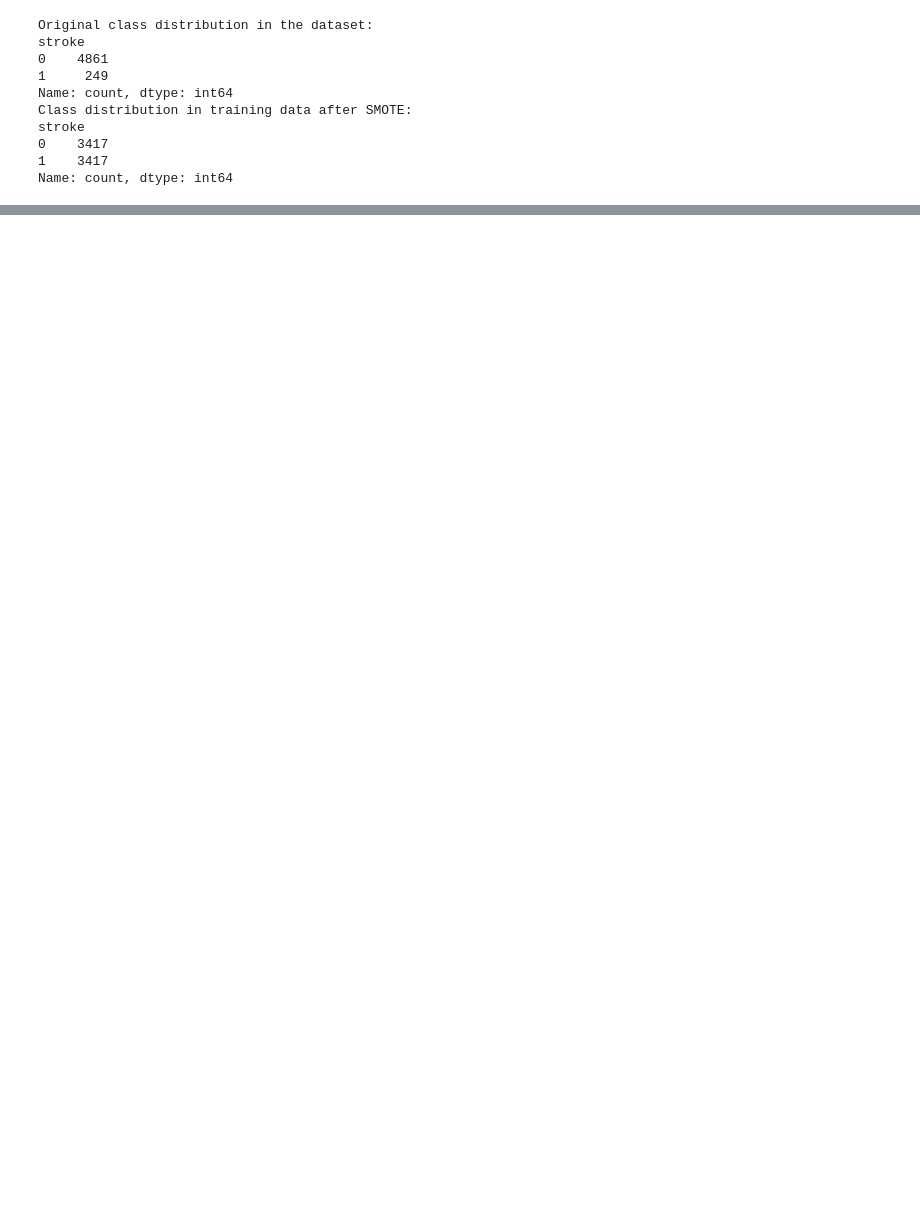
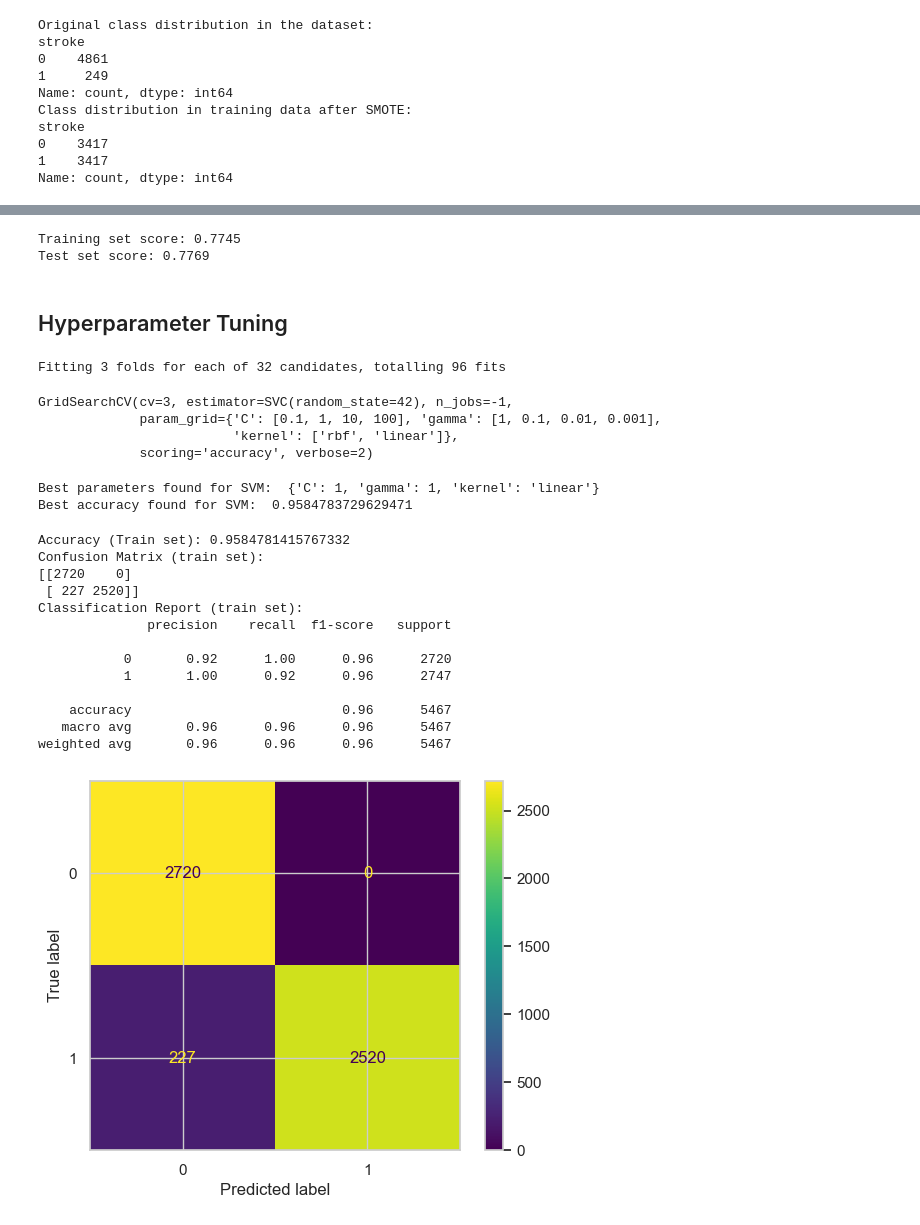
Before and after one commit to sanchick02/MLPCGroupAssignment7, a Jupyter notebook: mlpccc.ipynb, the cells around one changed output, grey strips where cells are left out. Cells and saved outputs as stored; diff of their text form; code cells hidden in the pictures; blank space fills up the shorter version.

```diff
--- a/mlpccc.ipynb
+++ b/mlpccc.ipynb
@@ -534,0 +595,9 @@ weighted avg       0.78      0.78      0.78      1367
+# %%
+# Compare the scores on training and test set
+print('Training set score: {:.4f}'.format(SVM.score(X_train, y_train)))
+print('Test set score: {:.4f}'.format(SVM.score(X_test, y_test)))
+# %% [output]
+Training set score: 0.7745
+Test set score: 0.7769
+# %% [markdown]
+## Hyperparameter Tuning
@@ -534,0 +610,60 @@ weighted avg       0.78      0.78      0.78      1367
+# %%
+# Define the parameter grid
+param_grid_svm = {
+    'C': [0.1, 1, 10, 100],
+    'gamma': [1, 0.1, 0.01, 0.001],
+    'kernel': ['rbf', 'linear']
+}
+# %%
+svm = SVC(random_state=42)
+
+grid_search_svm = GridSearchCV(estimator=svm, param_grid=param_grid_svm,
+                               cv=3, n_jobs=-1, verbose=2, scoring='accuracy')
+# %%
+# Fit the GridSearchCV
+grid_search_svm.fit(X_train, y_train)
+# %% [output]
+Fitting 3 folds for each of 32 candidates, totalling 96 fits
+GridSearchCV(cv=3, estimator=SVC(random_state=42), n_jobs=-1,
+             param_grid={'C': [0.1, 1, 10, 100], 'gamma': [1, 0.1, 0.01, 0.001],
+                         'kernel': ['rbf', 'linear']},
+             scoring='accuracy', verbose=2)
+# %%
+# Get the best parameters and best score
+print("Best parameters found for SVM: ", grid_search_svm.best_params_)
+print("Best accuracy found for SVM: ", grid_search_svm.best_score_)
+# %% [output]
+Best parameters found for SVM:  {'C': 1, 'gamma': 1, 'kernel': 'linear'}
+Best accuracy found for SVM:  0.9584783729629471
+# %%
+# Use the best estimator to make predictions
+best_svm = grid_search_svm.best_estimator_
+y_pred_train = best_svm.predict(X_train)
+y_pred_test = best_svm.predict(X_test)
+# %%
+# Evaluate on the training set
+accuracy_train = accuracy_score(y_train, y_pred_train)
+print("Accuracy (Train set):", accuracy_train)
+print("Confusion Matrix (train set):")
+print(confusion_matrix(y_train, y_pred_train))
+print("Classification Report (train set):")
+print(classification_report(y_train, y_pred_train))
+confusing_matrix = confusion_matrix(y_train, y_pred_train)
+sns.set_context('notebook')
+ConfusionMatrixDisplay(confusion_matrix=confusing_matrix).plot()
+plt.show()
+# %% [output]
+Accuracy (Train set): 0.9584781415767332
+Confusion Matrix (train set):
+[[2720    0]
+ [ 227 2520]]
+Classification Report (train set):
+              precision    recall  f1-score   support
+
+           0       0.92      1.00      0.96      2720
+           1       1.00      0.92      0.96      2747
+
+    accuracy                           0.96      5467
+   macro avg       0.96      0.96      0.96      5467
+weighted avg       0.96      0.96      0.96      5467
+[figure, added]
```
Also changed, not shown: parts of 90 cells of this notebook.
